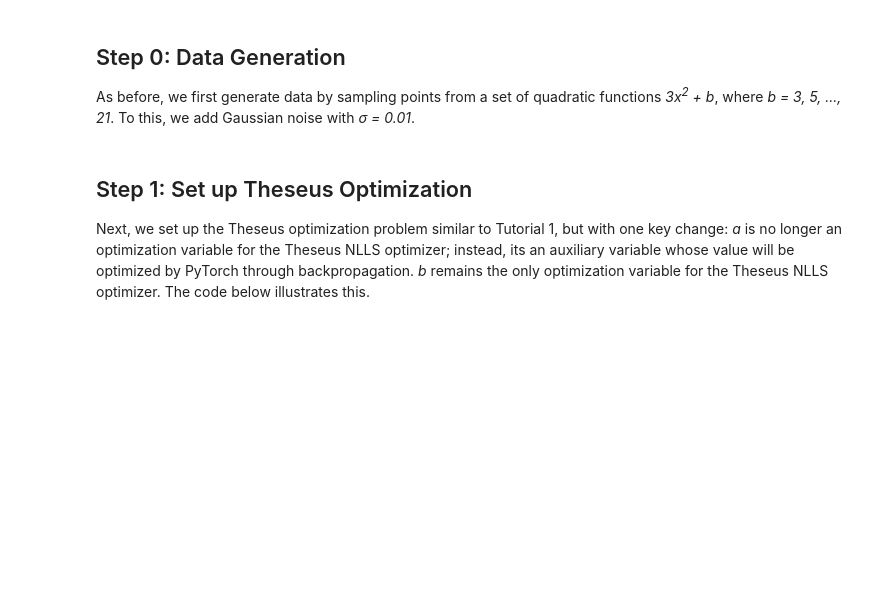
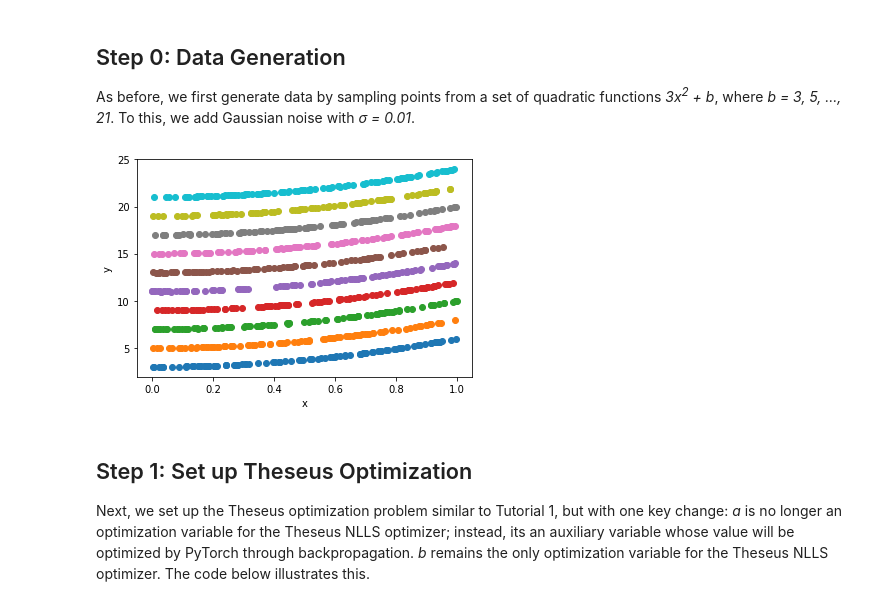
Before and after one commit to facebookresearch/theseus, a Jupyter notebook: tutorials/02_differentiable_nlls.ipynb, the cells around one changed output. Cells and saved outputs as stored; diff of their text form; code cells hidden in the pictures; blank space fills up the shorter version.

```diff
--- a/tutorials/02_differentiable_nlls.ipynb
+++ b/tutorials/02_differentiable_nlls.ipynb
@@ -12,27 +12,36 @@ At a high-level, we solve this problem by using torch automatic differentiation
 As before, we first generate data by sampling points from a set of quadratic functions <i>3x<sup>2</sup> + b</i>, where <i>b = 3, 5, ..., 21</i>. To this, we add Gaussian noise with <i>&sigma; = 0.01</i>.
 # %%
 import torch
+import matplotlib.pyplot as plt
 
 torch.manual_seed(0)
 
 def generate_data(num_points=100, a=1, b=0.5, noise_factor=0.01):
     # Generate data: 100 points sampled from the quadratic curve listed above
     data_x = torch.rand((1, num_points))
     noise = torch.randn((1, num_points)) * noise_factor
     data_y = a * data_x.square() + b + noise
     return data_x, data_y
 
 def generate_learning_data(num_points, num_models):
     a, b = 3, 1
     data_batches = []
     for i in range(num_models):
         b = b + 2
         data = generate_data(num_points, a, b)
         data_batches.append(data)
     return data_batches
 
 num_models = 10
 data_batches = generate_learning_data(100, num_models)
+
+fig, ax = plt.subplots()
+for i in range(num_models):
+    ax.scatter(data_batches[i][0], data_batches[i][1])
+ax.set_xlabel('x');
+ax.set_ylabel('y');
+# %% [output]
+[figure, added]
 # %% [markdown]
 <h2>Step 1: Set up Theseus Optimization</h2>
 
```
Also changed, not shown: parts of 3 cells of this notebook, 1 other file.
